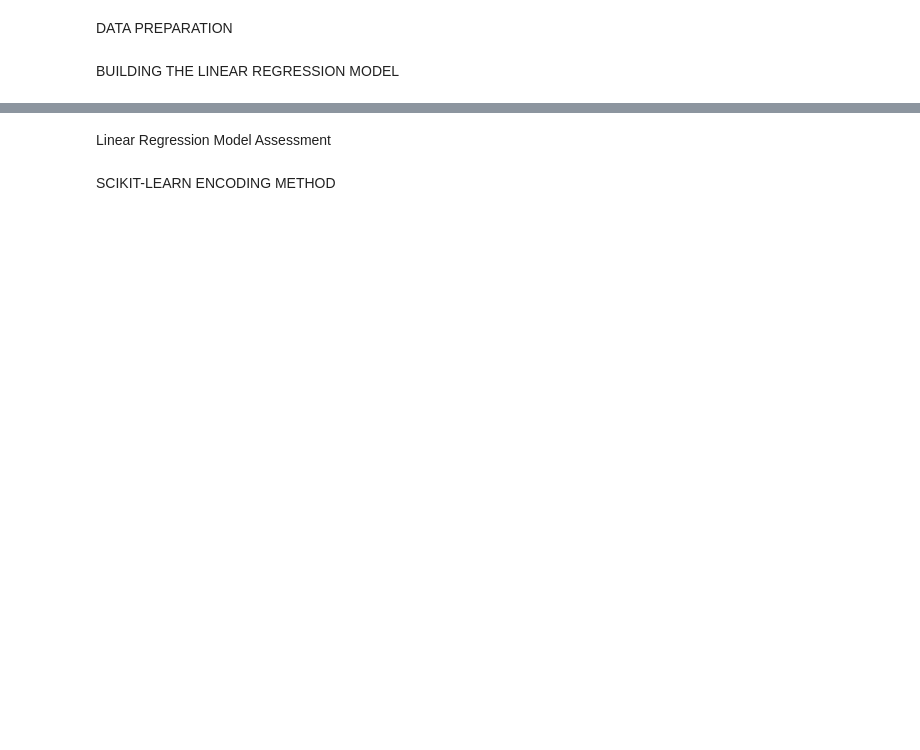
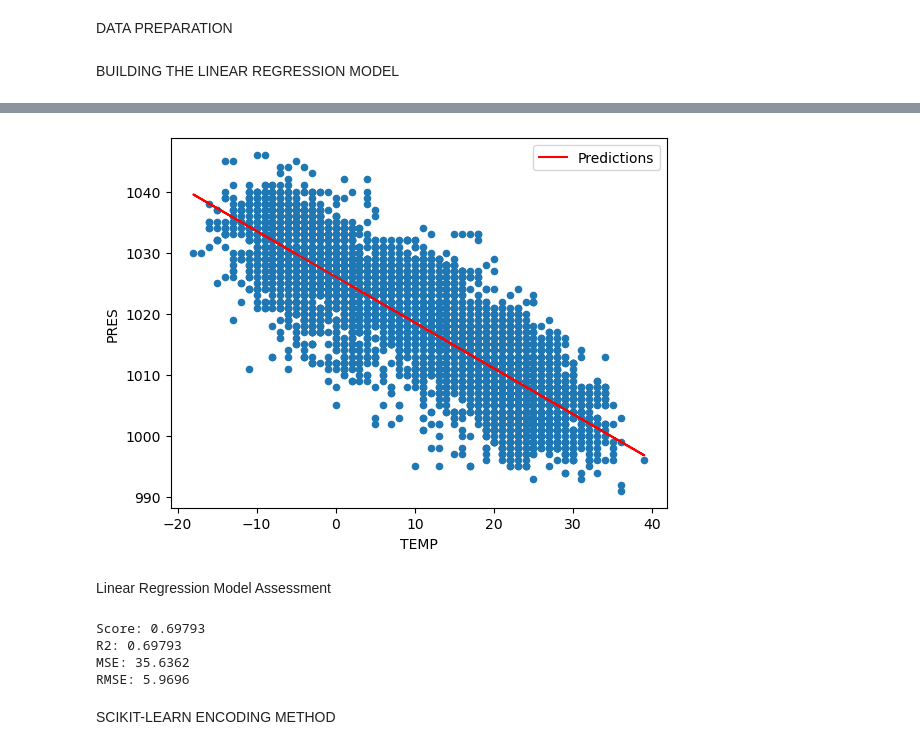
Before and after one commit to madalina889/regression-2, a Jupyter notebook: Regression-2.ipynb, the cells around one changed output, grey strips where cells are left out. Cells and saved outputs as stored; diff of their text form; code cells hidden in the pictures; blank space fills up the shorter version.

```diff
--- a/Regression-2.ipynb
+++ b/Regression-2.ipynb
@@ -57,14 +90,36 @@ BUILDING THE LINEAR REGRESSION MODEL
 # %%
 # Plot the fit line and scatter points together (.plot.scatter ; .plot.line)
+temperature_pressure = df_copy.plot.scatter(x = "TEMP", y = "PRES")
+best_fit_line = df_copy.plot.line(
+    x = "TEMP",
+    y = "Predictions",
+    color = "red",
+    ax = temperature_pressure
+)
+# %% [output]
+[figure, added]
 # %% [markdown]
 Linear Regression Model Assessment
 # %%
 # Import relevant metrics - score , r2 , mse, rmse - from Sickit-learn
+score = round(lr_model.score(x, y, sample_weight=None),5)
 # Compute the metrics for the linear regression ;example:
 # score = round(model.score(X, y, sample_weight=None),5)
 # r2 = round(r2_score(y, predicted_y_values),5)
 # mse = round(mean_squared_error(y, predicted_y_values),4)
 # rmse = round(np.sqrt(mse),4)
+r2 = round(r2_score(y, y_pred),5)
+mse = round(mean_squared_error(y, y_pred),4)
+rmse = round(np.sqrt(mse),4)
+print(f"Score: {score}")
+print(f"R2: {r2}")
+print(f"MSE: {mse}")
+print(f"RMSE: {rmse}")
+# %% [output]
+Score: 0.69793
+R2: 0.69793
+MSE: 35.6362
+RMSE: 5.9696
 # %% [markdown]
 SCIKIT-LEARN ENCODING METHOD
 # %%
```
Also changed, not shown: parts of 17 cells of this notebook.
